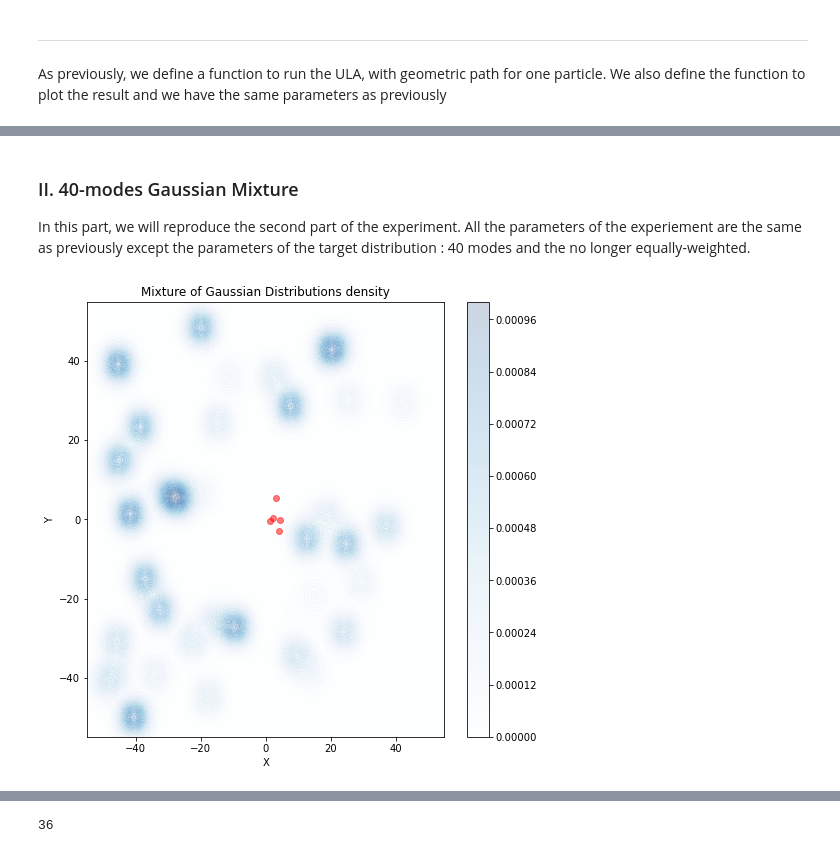
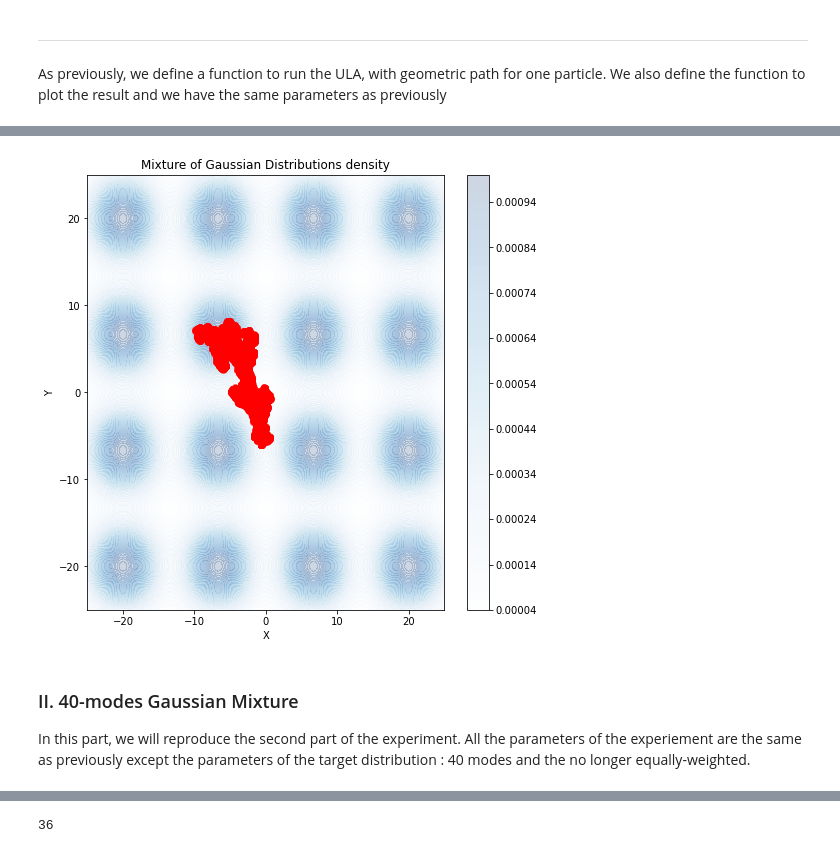
Before and after one commit to PyTomSss/Research_Project-Imperial_College, a Jupyter notebook: Dilation_path_experiment.ipynb, the cells around one changed output, grey strips where cells are left out. Cells and saved outputs as stored; diff of their text form; code cells hidden in the pictures.

```diff
--- a/Dilation_path_experiment.ipynb
+++ b/Dilation_path_experiment.ipynb
@@ -593,3 +613,7 @@ Let's plot the same graphs as in the article :
+# %%
+generate_multimodal(centers, covariances, weights, np.array(x_result_bis))
+# %% [output]
+[figure, added]
 # %% [markdown]
 ### II. 40-modes Gaussian Mixture
 
@@ -612,4 +635,0 @@ nb_iter = 5000
-# %%
-plot_ULA(nb_particles, step, nb_iter, weights, centers, covariances)
-# %% [output]
-[figure, removed]
```
Also changed, not shown: parts of 14 cells of this notebook, 1 other file.
